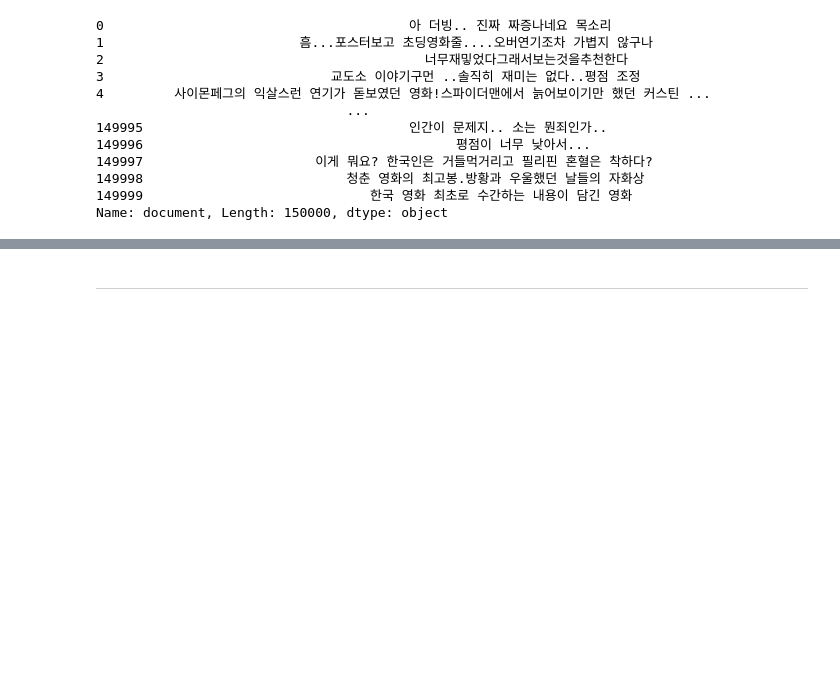
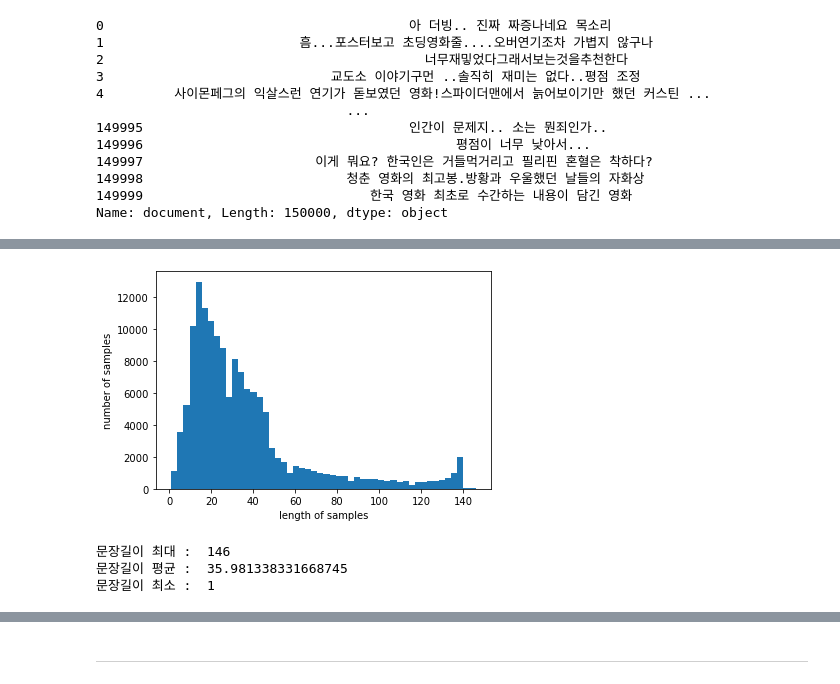
Before and after one commit to vg-rlo/aiffel-nlp-projects, a Jupyter notebook: SetencePiece/TextPreprocessingUsingTokenizer.ipynb, the cells around one changed output, grey strips where cells are left out. Cells and saved outputs as stored; diff of their text form; code cells hidden in the pictures; blank space fills up the shorter version.

```diff
--- a/SetencePiece/TextPreprocessingUsingTokenizer.ipynb
+++ b/SetencePiece/TextPreprocessingUsingTokenizer.ipynb
@@ -592,0 +620,3 @@ len(train_data['document'][1])
+# %%
+#document열을 기준으로 중복행 제거
+train_data.drop_duplicates(['document'],inplace = True) #inplace = False: None 반환, True: df에 적용
@@ -592,0 +670,6 @@ len(train_data['document'][1])
+# %%
+for i, s in enumerate(train_data['document']):
+    try:
+        tmp = len(s)
+    except:
+        print(i, "에서 오류 발생")
@@ -592,0 +702,3 @@ len(train_data['document'][1])
+# %%
+train_data.dropna(inplace = True)
+test_data.dropna(inplace = True)
@@ -592,0 +735,16 @@ len(train_data['document'][1])
+# %%
+plt.hist([len(s) for s in train_data['document']], bins=50)
+plt.xlabel('length of samples')
+plt.ylabel('number of samples')
+plt.show()
+
+length_lst = [len(s) for s in train_data['document']]
+
+print('문장길이 최대 : ', max(length_lst))
+print('문장길이 평균 : ', sum(length_lst)/len(length_lst))
+print('문장길이 최소 : ', min(length_lst))
+# %% [output]
+[figure, added]
+문장길이 최대 :  146
+문장길이 평균 :  35.981338331668745
+문장길이 최소 :  1
```
Also changed, not shown: parts of 219 cells of this notebook, 4 other files.
